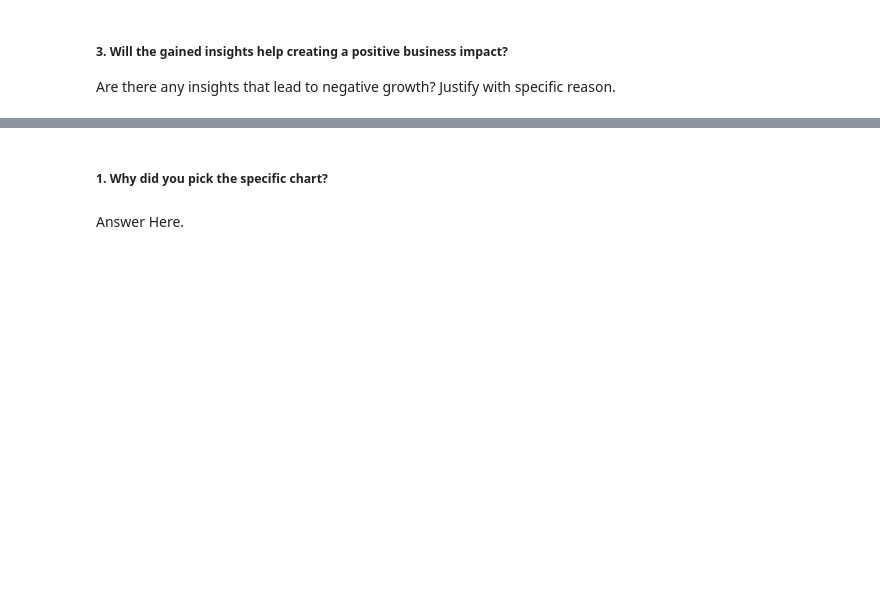
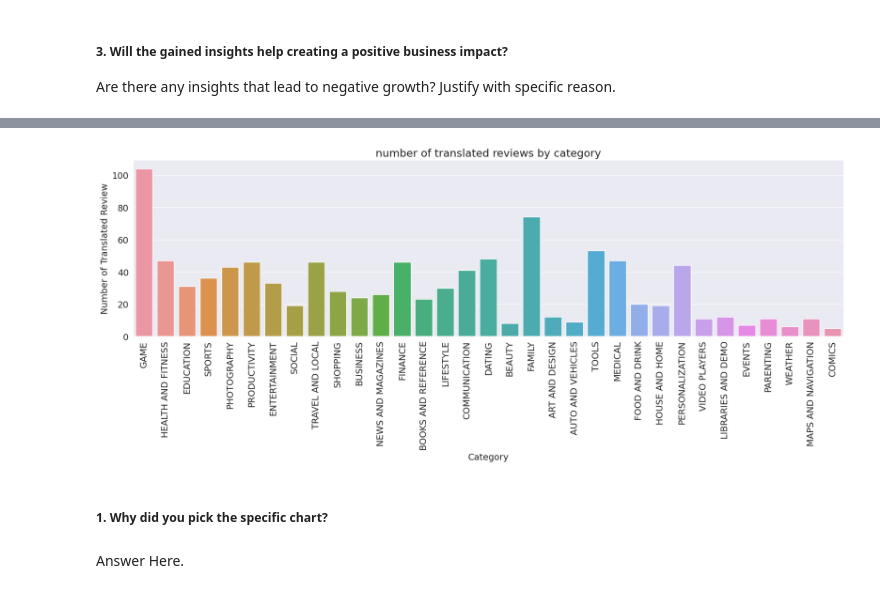
Before and after one commit to lukedanieldone/Play-Store-EDA, a Jupyter notebook: Playstore_EDA_Analysis.ipynb, the cells around one changed output, grey strips where cells are left out. Drawn from its saved outputs; the diff is of its cells as text; code cells hidden in the pictures; blank space fills up the shorter version.

```diff
--- a/Playstore_EDA_Analysis.ipynb
+++ b/Playstore_EDA_Analysis.ipynb
@@ -775,0 +777,7 @@ Answer Here
+# %%
+# Chart - 11 visualization code
+merge_df =pd.merge(df,user_df,how='inner',on='App')
+a_name = merge_df.groupby(['App','Category'])['Translated_Review'].count().reset_index()
+a_name = pd.DataFrame(a_name)
+a_name = a_name.sort_values(by=['Translated_Review'], ascending=False)
+a_name.head(10)
@@ -780,3 +820,13 @@ Answer Here
+# %%
+# Chart - 12 visualization
+plt.figure(figsize=(20, 5))
+sns.countplot(data = a_name, x = a_name['Category'])
+plt.title('number of translated reviews by category')
+plt.ylabel('Number of Translated Review')
+plt.xticks(rotation=90)
+plt.show()
+# %% [output]
+[figure, added]
 # %% [markdown]
 ##### 1. Why did you pick the specific chart?
 # %% [markdown]
```
Also changed, not shown: parts of 50 cells of this notebook.
